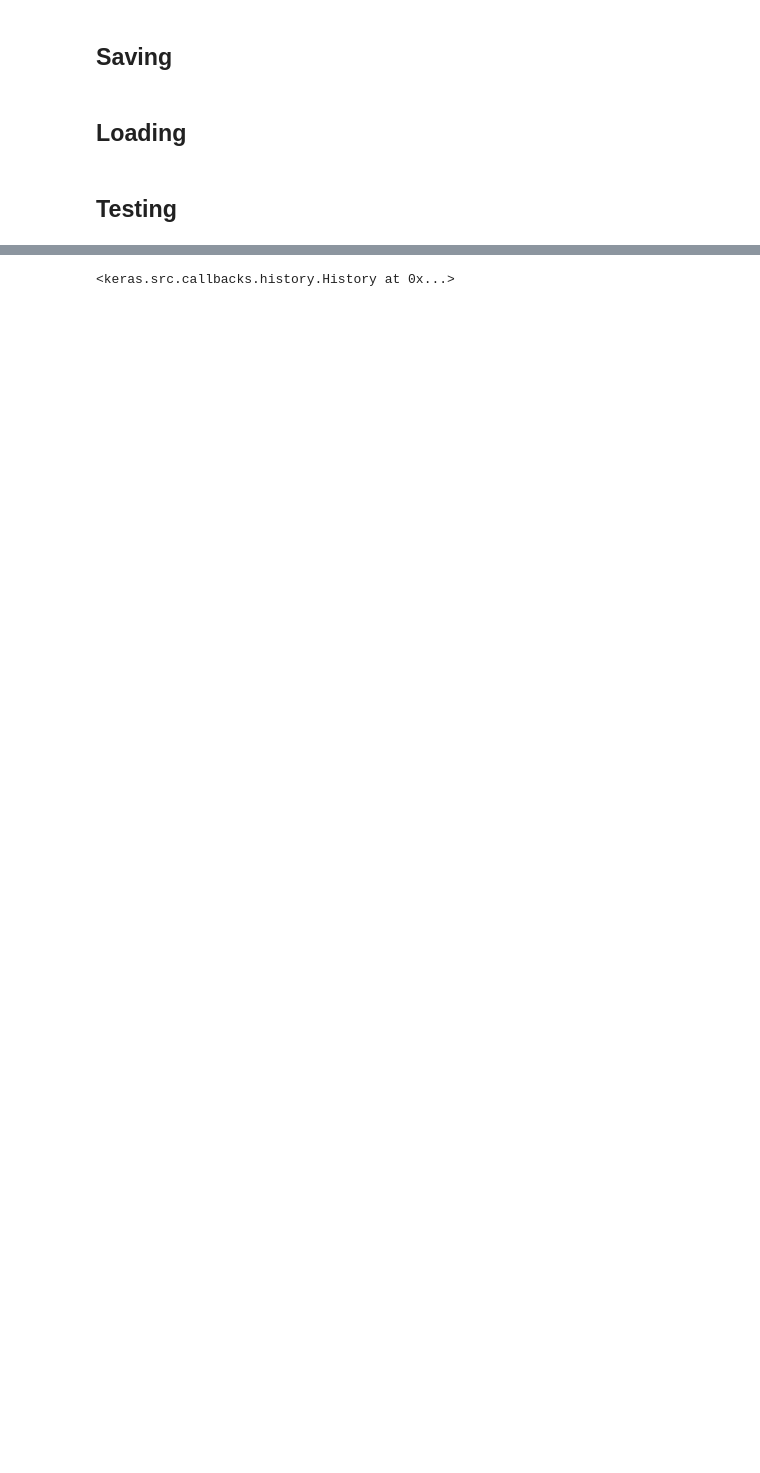
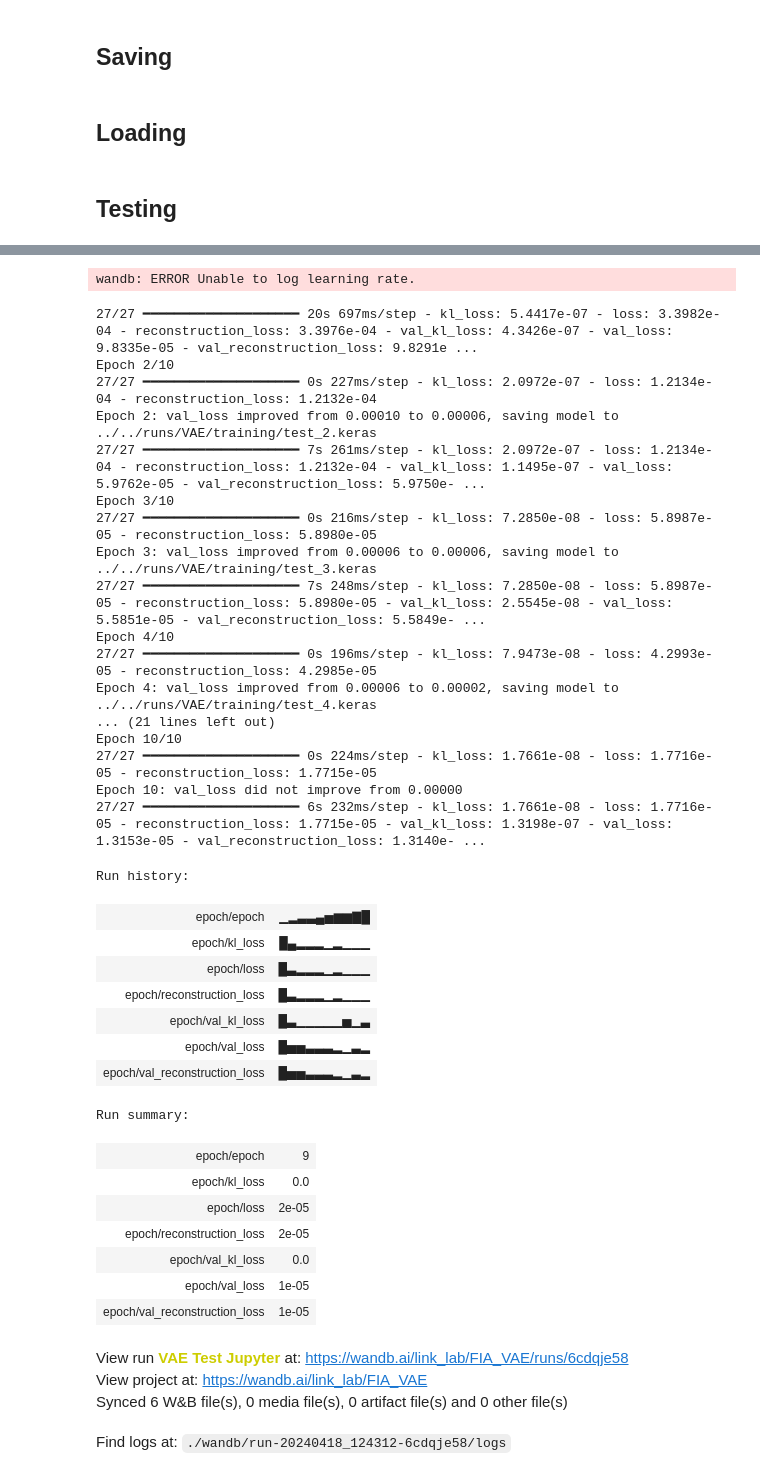
Before and after one commit to JosuaCarl/MStoML, a Jupyter notebook: skripts/VAE/VAE.ipynb, the cells around one changed output, grey strips where cells are left out. Cells and saved outputs as stored; diff of their text form; code cells hidden in the pictures; blank space fills up the shorter version.

```diff
--- a/skripts/VAE/VAE.ipynb
+++ b/skripts/VAE/VAE.ipynb
@@ -245,4 +218,5 @@ callbacks = [ keras.callbacks.ModelCheckpoint( filepath="../../runs/VAE/training
 # %%
 model2.fit(data, data, validation_split=0.2, batch_size=2, epochs=10, callbacks=callbacks)
+wandb.finish()
 # %% [output]
 Epoch 1/10
@@ -265,4 +225,41 @@ Epoch 10: val_loss improved from 0.00001 to 0.00001, saving model to ../../runs/
-<keras.src.callbacks.history.History at 0x...>
+wandb: ERROR Unable to log learning rate.
+27/27 ━━━━━━━━━━━━━━━━━━━━ 20s 697ms/step - kl_loss: 5.4417e-07 - loss: 3.3982e-04 - reconstruction_loss: 3.3976e-04 - val_kl_loss: 4.3426e-07 - val_loss: 9.8335e-05 - val_reconstruction_loss: 9.8291e ...
+Epoch 2/10
+27/27 ━━━━━━━━━━━━━━━━━━━━ 0s 227ms/step - kl_loss: 2.0972e-07 - loss: 1.2134e-04 - reconstruction_loss: 1.2132e-04
+Epoch 2: val_loss improved from 0.00010 to 0.00006, saving model to ../../runs/VAE/training/test_2.keras
+27/27 ━━━━━━━━━━━━━━━━━━━━ 7s 261ms/step - kl_loss: 2.0972e-07 - loss: 1.2134e-04 - reconstruction_loss: 1.2132e-04 - val_kl_loss: 1.1495e-07 - val_loss: 5.9762e-05 - val_reconstruction_loss: 5.9750e- ...
+Epoch 3/10
+27/27 ━━━━━━━━━━━━━━━━━━━━ 0s 216ms/step - kl_loss: 7.2850e-08 - loss: 5.8987e-05 - reconstruction_loss: 5.8980e-05
+Epoch 3: val_loss improved from 0.00006 to 0.00006, saving model to ../../runs/VAE/training/test_3.keras
+27/27 ━━━━━━━━━━━━━━━━━━━━ 7s 248ms/step - kl_loss: 7.2850e-08 - loss: 5.8987e-05 - reconstruction_loss: 5.8980e-05 - val_kl_loss: 2.5545e-08 - val_loss: 5.5851e-05 - val_reconstruction_loss: 5.5849e- ...
+Epoch 4/10
+27/27 ━━━━━━━━━━━━━━━━━━━━ 0s 196ms/step - kl_loss: 7.9473e-08 - loss: 4.2993e-05 - reconstruction_loss: 4.2985e-05
+Epoch 4: val_loss improved from 0.00006 to 0.00002, saving model to ../../runs/VAE/training/test_4.keras
+... (21 lines left out)
+Epoch 10/10
+27/27 ━━━━━━━━━━━━━━━━━━━━ 0s 224ms/step - kl_loss: 1.7661e-08 - loss: 1.7716e-05 - reconstruction_loss: 1.7715e-05
+Epoch 10: val_loss did not improve from 0.00000
+27/27 ━━━━━━━━━━━━━━━━━━━━ 6s 232ms/step - kl_loss: 1.7661e-08 - loss: 1.7716e-05 - reconstruction_loss: 1.7715e-05 - val_kl_loss: 1.3198e-07 - val_loss: 1.3153e-05 - val_reconstruction_loss: 1.3140e- ...
+Run history:
+| epoch/epoch | ▁▂▃▃▄▅▆▆▇█ |
+| epoch/kl_loss | █▄▂▂▂▁▂▁▁▁ |
+| epoch/loss | █▃▂▂▂▁▂▁▁▁ |
+| epoch/reconstruction_loss | █▃▂▂▂▁▂▁▁▁ |
+| epoch/val_kl_loss | █▃▁▁▁▁▁▅▁▃ |
+| epoch/val_loss | █▅▅▃▃▃▂▁▃▂ |
+| epoch/val_reconstruction_loss | █▅▅▃▃▃▂▁▃▂ |
+Run summary:
+| epoch/epoch | 9 |
+| epoch/kl_loss | 0.0 |
+| epoch/loss | 2e-05 |
+| epoch/reconstruction_loss | 2e-05 |
+| epoch/val_kl_loss | 0.0 |
+| epoch/val_loss | 1e-05 |
+| epoch/val_reconstruction_loss | 1e-05 |
+View run VAE Test Jupyter at: https://wandb.ai/link_lab/FIA_VAE/runs/6cdqje58
+View project at: https://wandb.ai/link_lab/FIA_VAE
+Synced 6 W&B file(s), 0 media file(s), 0 artifact file(s) and 0 other file(s)
+Find logs at: ./wandb/run-20240418_124312-6cdqje58/logs
 # %%
 loss, kl_loss, recon_loss = model2.evaluate(data, data, batch_size=68)
 # %% [output]
```
Also changed, not shown: parts of 13 cells of this notebook, 5 other files.
